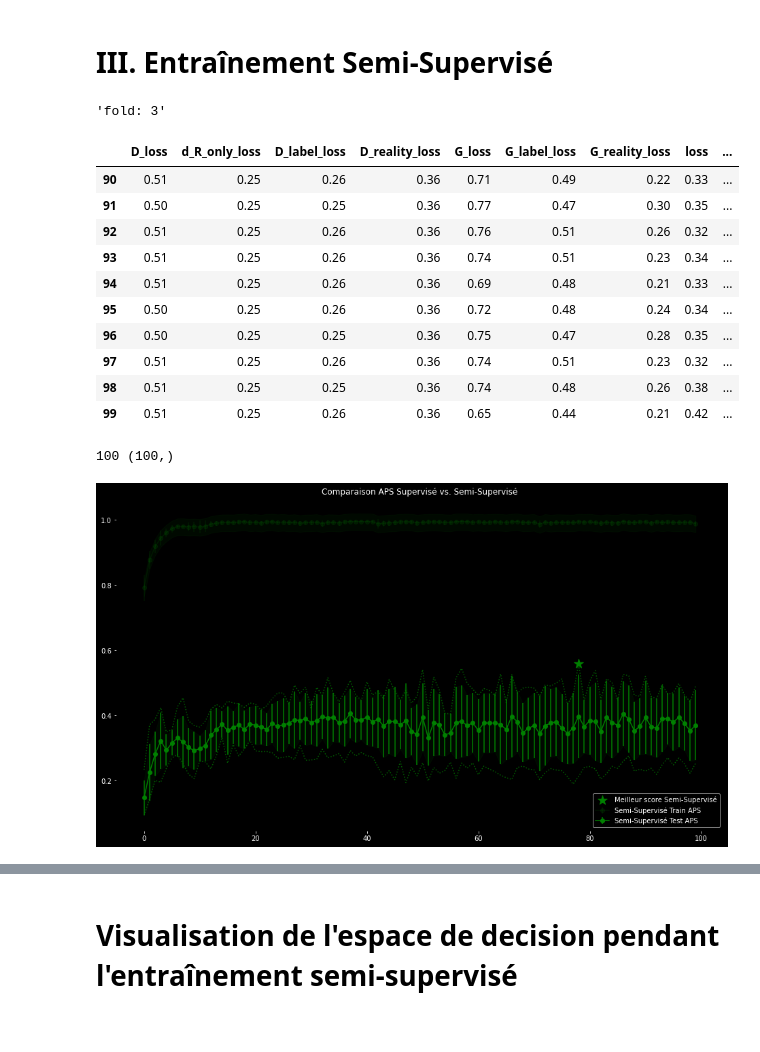
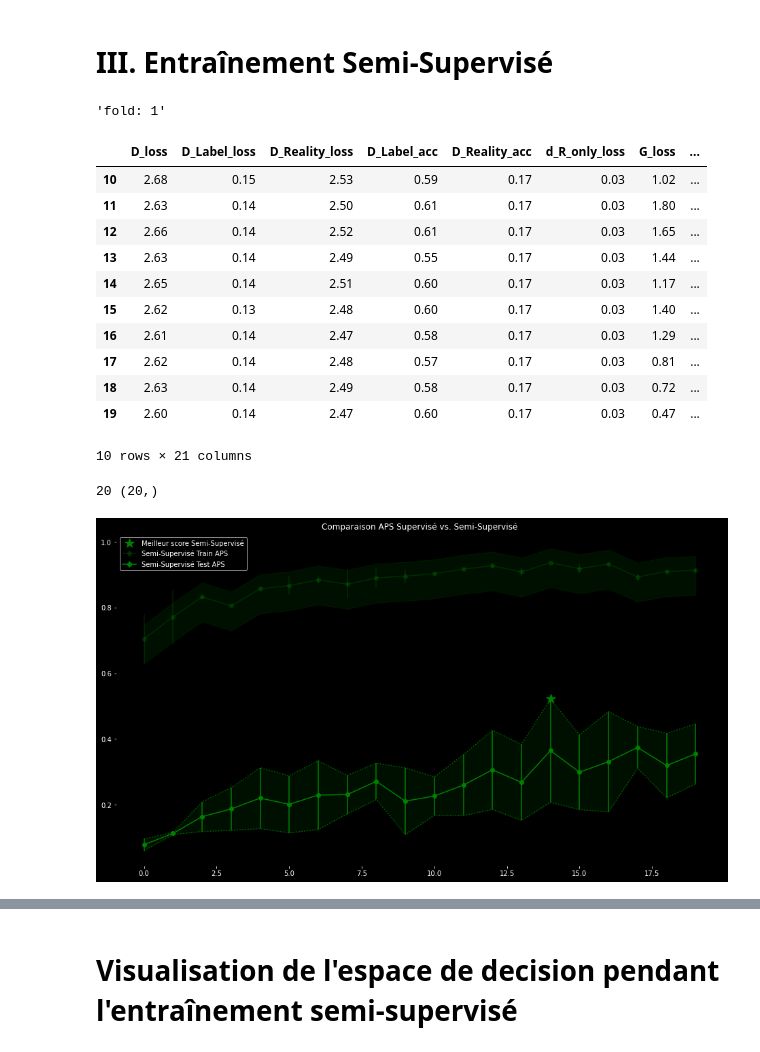
Before and after one commit to DylanBaptiste/TER-M2, a Jupyter notebook: main_ok3.ipynb, the cells around one changed output, grey strips where cells are left out. Drawn from its saved outputs; the diff is of its cells as text; code cells hidden in the pictures.

```diff
--- a/main_ok3.ipynb
+++ b/main_ok3.ipynb
@@ -333,7 +352,12 @@ def creation_models(competition=True, lrs=(0.0005, 0.0005), latent_dim=100):
 	dlr, glr = lrs
 	D, D_R_only, D_L_only = discriminator()
 	D_GAN_optimizer = tf.keras.optimizers.Adam(learning_rate=dlr)
-	D.compile(loss={"Label":label_loss(flip = False), "Reality":reality_loss(flip = False)}, optimizer=D_GAN_optimizer) # metrics={"Label":accuracy(flip=False), "Reality":accuracy(flip=False)},
+	# D.compile(loss={"Label":label_loss(flip = False), "Reality":reality_loss(flip = False)}, optimizer=D_GAN_optimizer)
+	D.compile(
+		loss    = { "Label": label_loss(flip = False), "Reality": reality_loss(flip = False) },
+		metrics = { "Label": accuracy(flip = False),   "Reality": accuracy(flip = False)     },
+		optimizer = D_GAN_optimizer
+	)
 	D_R_only.compile(loss=reality_loss(flip = False), optimizer=D_GAN_optimizer)
 	D_L_only.compile(loss=label_loss(flip = False), optimizer=tf.keras.optimizers.Adam(learning_rate=dlr))
 	D.trainable = False
@@ -351,8 +375,12 @@ def creation_models(competition=True, lrs=(0.0005, 0.0005), latent_dim=100):
 	GAN = Model(inputs=[noise, label], outputs=[out0, out1], name="GAN")
 
 	# cooperatif ou competition :
-	GAN.compile( loss = {"Label": label_loss(flip = competition), "Reality": reality_loss(flip = True)}, optimizer = tf.keras.optimizers.Adam(learning_rate=glr))
-	# metrics = {"Label": accuracy(flip = competition), "Reality": accuracy(flip = True)},
+	# GAN.compile( loss = {"Label": label_loss(flip = competition), "Reality": reality_loss(flip = True)}, optimizer = tf.keras.optimizers.Adam(learning_rate=glr))
+	GAN.compile(
+		loss    = { "Label": label_loss(flip = competition), "Reality": reality_loss(flip = True) },
+		metrics = { "Label": accuracy(flip = competition),   "Reality": accuracy(flip = True)     },
+		optimizer = tf.keras.optimizers.Adam(learning_rate=glr)
+	)
 
 	extractor = tf.keras.Model(inputs=D.inputs, outputs=D.layers[-3].output)
 	extractor.trainable = False
@@ -362,3 +390,22 @@ def creation_models(competition=True, lrs=(0.0005, 0.0005), latent_dim=100):
 	return (D, D_R_only, D_L_only, (extractor, predictor)), G, GAN
 
 (D, D_R_only, D_L_only, (extractor, predictor)), G, GAN = creation_models(competition=True)
+
+# Faire une prediction pour activer les metrics
+n_predict = 100
+reality = np.repeat(1, n_predict)
+labels = np.repeat(1, n_predict)
+noise = generate_noise(n_predict, latent_dim)
+gx = G.predict([noise, labels])
+D.evaluate(gx, [labels, reality])
+# print(np.unique(np.round(D.predict(gx), 0)[0], return_counts=True))
+# print(np.unique(np.round(D.predict(gx), 0)[1], return_counts=True))
+print()
+GAN.evaluate([noise, labels], [labels, reality])
+# print(np.unique(np.round(GAN.predict([noise, labels]), 0)[0], return_counts=True))
+# print(np.unique(np.round(GAN.predict([noise, labels]), 0)[1], return_counts=True))
+D_metrics = ['D_'+m for m in D.metrics_names]
+G_metrics = ['G_'+m for m in GAN.metrics_names]
+print()
+print("D metrics   = " + str(D_metrics))
+print("G metrics = " + str(G_metrics))
@@ -466,11 +498,11 @@ thresholds = 0.5
 tf.config.run_functions_eagerly(False)
 # tf.data.experimental.disabled_debug_mode()
 training_ss_hist = []
-n_Fold = 4
+n_Fold = 2
 n_batch = 32
 D_lr, G_lr = (0.0005, 0.0005)
 competition = False
-epochs = 100
+epochs = 20
 k_fold = StratifiedKFold(n_splits=n_Fold)
 X, y = sup_train[:, 1:], sup_train[:, :1]
 for step, (train_index, test_index) in enumerate(k_fold.split(X, y)):
@@ -494,7 +526,7 @@ for step, (train_index, test_index) in enumerate(k_fold.split(X, y)):
 
 
 	register_every = 1
-	pdhist = pd.DataFrame(columns=["D_loss","d_R_only_loss", "D_label_loss", "D_reality_loss", "G_loss", "G_label_loss", "G_reality_loss",  "loss", "Precision", "Recall", "AUC", "APS", "val_loss", "val_Precision", "val_Recall", "val_AUC", "val_APS"])
+	pdhist = pd.DataFrame(columns= D_metrics + ["d_R_only_loss"] + G_metrics + ["loss", "Precision", "Recall", "AUC", "APS", "val_loss", "val_Precision", "val_Recall", "val_AUC", "val_APS"])
 	hist = []
 	for e in range(epochs):
 		d_loss, d_R_only_loss = train_d(D, D_R_only, train_dataset, nonsup_dataset, n_batch)
@@ -551,48 +583,49 @@ for step, (train_index, test_index) in enumerate(k_fold.split(X, y)):
 # os.system("ffmpeg -r 1 -i ./training/e%01d.png -vcodec mpeg4 -y movie.mp4")
 h = np.array(hist)
 # %% [output]
-'fold: 3'
+'fold: 1'
-|  | D_loss | d_R_only_loss | D_label_loss | D_reality_loss | G_loss | G_label_loss | G_reality_loss | loss | ... |
-| 90 | 0.51 | 0.25 | 0.26 | 0.36 | 0.71 | 0.49 | 0.22 | 0.33 | ... |
-| 91 | 0.50 | 0.25 | 0.25 | 0.36 | 0.77 | 0.47 | 0.30 | 0.35 | ... |
-| 92 | 0.51 | 0.25 | 0.26 | 0.36 | 0.76 | 0.51 | 0.26 | 0.32 | ... |
-| 93 | 0.51 | 0.25 | 0.26 | 0.36 | 0.74 | 0.51 | 0.23 | 0.34 | ... |
-| 94 | 0.51 | 0.25 | 0.26 | 0.36 | 0.69 | 0.48 | 0.21 | 0.33 | ... |
-| 95 | 0.50 | 0.25 | 0.26 | 0.36 | 0.72 | 0.48 | 0.24 | 0.34 | ... |
-| 96 | 0.50 | 0.25 | 0.25 | 0.36 | 0.75 | 0.47 | 0.28 | 0.35 | ... |
-| 97 | 0.51 | 0.25 | 0.26 | 0.36 | 0.74 | 0.51 | 0.23 | 0.32 | ... |
-| 98 | 0.51 | 0.25 | 0.25 | 0.36 | 0.74 | 0.48 | 0.26 | 0.38 | ... |
-| 99 | 0.51 | 0.25 | 0.26 | 0.36 | 0.65 | 0.44 | 0.21 | 0.42 | ... |
+|  | D_loss | D_Label_loss | D_Reality_loss | D_Label_acc | D_Reality_acc | d_R_only_loss | G_loss | ... |
+| 10 | 2.68 | 0.15 | 2.53 | 0.59 | 0.17 | 0.03 | 1.02 | ... |
+| 11 | 2.63 | 0.14 | 2.50 | 0.61 | 0.17 | 0.03 | 1.80 | ... |
+| 12 | 2.66 | 0.14 | 2.52 | 0.61 | 0.17 | 0.03 | 1.65 | ... |
+| 13 | 2.63 | 0.14 | 2.49 | 0.55 | 0.17 | 0.03 | 1.44 | ... |
+| 14 | 2.65 | 0.14 | 2.51 | 0.60 | 0.17 | 0.03 | 1.17 | ... |
+| 15 | 2.62 | 0.13 | 2.48 | 0.60 | 0.17 | 0.03 | 1.40 | ... |
+| 16 | 2.61 | 0.14 | 2.47 | 0.58 | 0.17 | 0.03 | 1.29 | ... |
+| 17 | 2.62 | 0.14 | 2.48 | 0.57 | 0.17 | 0.03 | 0.81 | ... |
+| 18 | 2.63 | 0.14 | 2.49 | 0.58 | 0.17 | 0.03 | 0.72 | ... |
+| 19 | 2.60 | 0.14 | 2.47 | 0.60 | 0.17 | 0.03 | 0.47 | ... |
+10 rows × 21 columns
 # %%
 h_ss_train_APS = np.array([hs['APS'] for hs in training_ss_hist])
 h_ss_test_APS = np.array([hs['val_APS'] for hs in training_ss_hist])
 
 nb_epochs = np.array(h_ss_test_APS).shape[1]
 print(nb_epochs, np.mean(h_ss_train_APS, axis=0).shape)
 plt.figure(figsize=(16, 9))
-alpha = 0.15
+alpha = 0.25
 fmt = "-o"
 plt.errorbar(range(nb_epochs), np.mean(h_ss_train_APS, axis=0), c="green", yerr=np.std(h_ss_train_APS, axis=0),label="Semi-Supervisé Train APS", alpha=alpha, fmt=fmt)
 plt.errorbar(range(nb_epochs), np.mean(h_ss_test_APS, axis=0), c="green", yerr=np.std(h_ss_test_APS, axis=0),label="Semi-Supervisé Test APS", fmt=fmt)
 
 train_mean = np.mean(h_ss_train_APS, axis=0)
 train_std_top, train_std_bottom = np.std(h_ss_train_APS[h_ss_train_APS > train_mean], axis=0), np.std(h_ss_train_APS[h_ss_train_APS < train_mean], axis=0)
 test_mean, test_std = np.mean(h_ss_test_APS, axis=0), np.std(h_ss_test_APS, axis=0)
 plt.fill_between(range(nb_epochs), train_mean + train_std_top, train_mean - train_std_bottom, color="green", alpha=alpha/2)
 plt.fill_between(range(nb_epochs), test_mean-test_std, test_mean+test_std, color="green", alpha=alpha/2)
 # plt.plot(np.array(h_ss_test_APS).T, color="green", ls=":", alpha=alpha) # Tout
 plt.plot(np.max(h_ss_test_APS, axis=0), color="green", ls=":", alpha=0.75) # min
 plt.plot(np.min(h_ss_test_APS, axis=0), color="green", ls=":", alpha=0.75) # max
 
 max_ss, e_ss = np.max(np.max(h_ss_test_APS, axis=0)), np.argmax(np.max(h_ss_test_APS, axis=0))
 plt.scatter(e_ss, max_ss, label="Meilleur score Semi-Supervisé", marker='*', c='green', s=200)
 plt.title("Comparaison APS Supervisé vs. Semi-Supervisé")
 plt.legend()
 # plt.ylim([0.85, 0.94])
 plt.show()
 # %% [output]
-100 (100,)
+20 (20,)
-[figure, old version]
+[figure, new version]
 # %%
 train_color, test_color = "red", "green"
 metric = 'loss'
```
Also changed, not shown: parts of 30 cells of this notebook, 3 other files.
